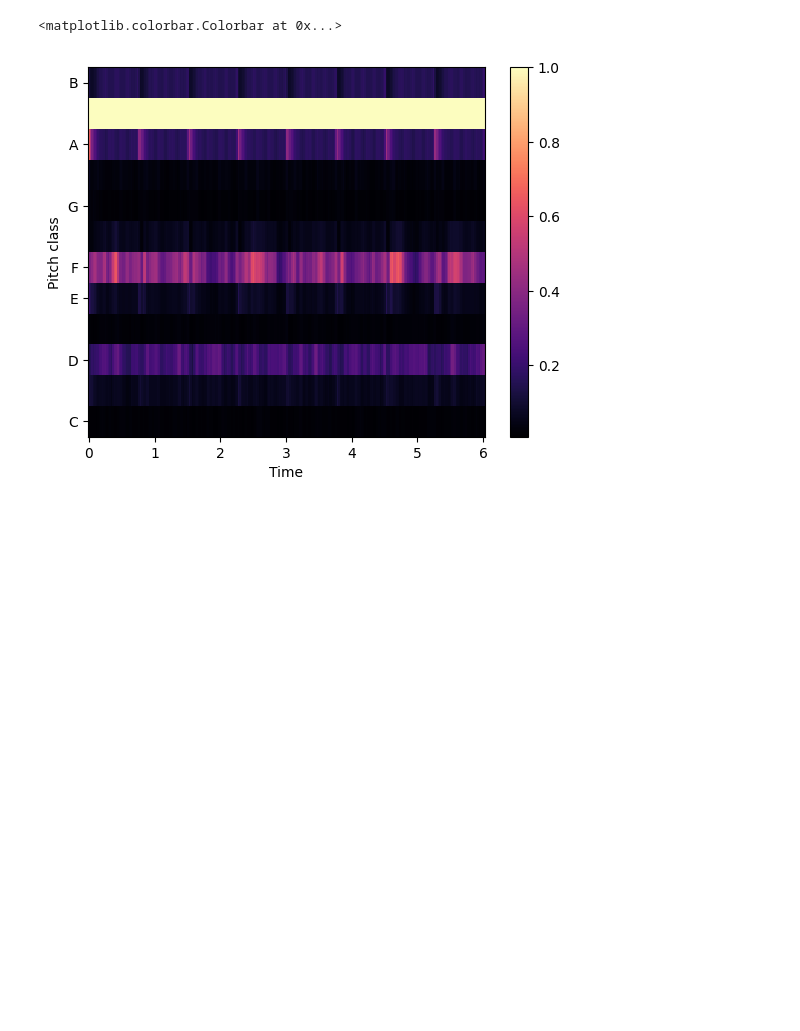
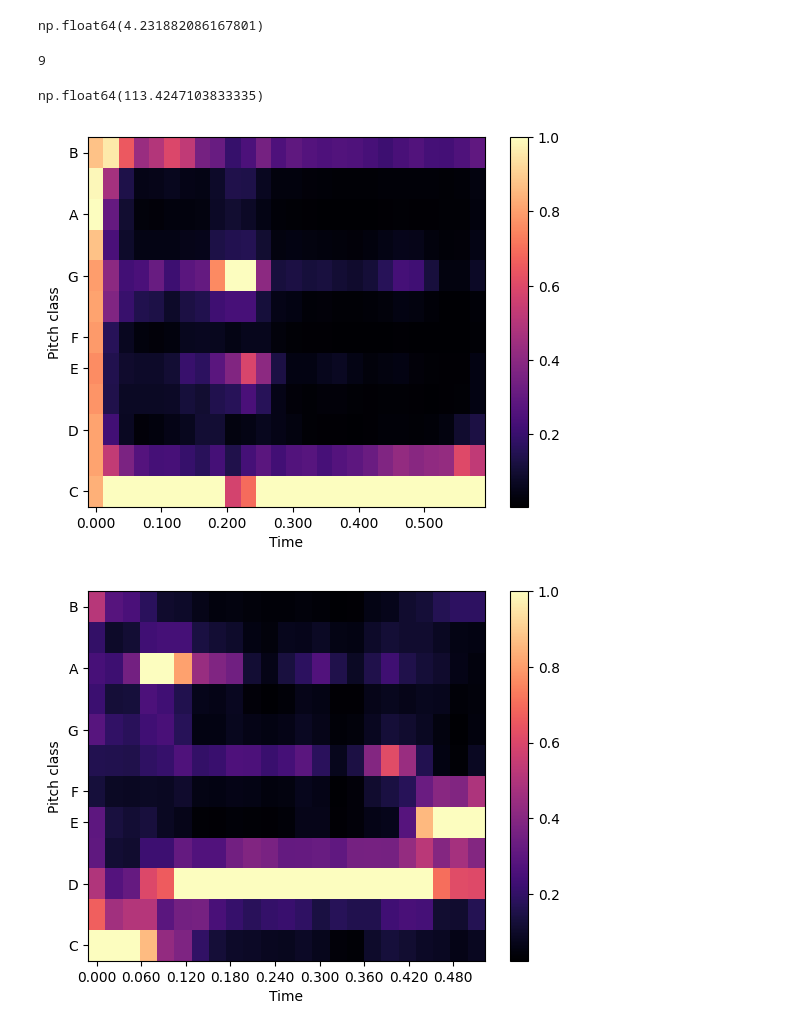
Before and after one commit to pchitiveli/dootdoot, a Jupyter notebook: segmentation.ipynb, the cells around one changed output. Saved outputs shown, nothing was run; the diff lists cells and outputs as text; code cells hidden in the pictures; blank space fills up the shorter version.

Commit message:
more testing of breaking down the audio into individual beats

```diff
--- a/segmentation.ipynb
+++ b/segmentation.ipynb
@@ -41,23 +34,27 @@ array([80.74951172])
 # %%
+import IPython
 import matplotlib.pyplot as plt
-from scipy.interpolate import UnivariateSpline
 
-y_diff = []
 search_intervals = []
-
-y_slices = []
+bounds = []
 
 beats = 9
 
 # convolution
-window_size = 5
+window_size = 50
 window = np.ones(window_size) / window_size
-y_smooth = np.convolve(abs(y), window, mode='valid')
+y_smooth = np.convolve(abs(y), window, mode='full')
 
 for i in range(beats):
     samples_per_beat = (60 / tempo) * sr
+
     baseline = (60 / tempo) * i
-    search_interval = (baseline * sr) + [-samples_per_beat * 0.09, samples_per_beat * 0.09]
+    if (i > 0):
+        display(bounds[i - 1])
+        baseline = (60 / tempo) + (bounds[i - 1] / sr)
+
+    search_interval = (baseline * sr) + [-samples_per_beat * 0.15, samples_per_beat * 0.15]
+    search_intervals.append(search_interval)
 
     lower_bound = int(search_interval[0][0])
     upper_bound = int(search_interval[1][0])
@@ -75,13 +72,16 @@ for i in range(beats):
         plt.figure()
         librosa.display.waveshow(y_slice, sr=sr)
         librosa.display.waveshow(abs(y_slice1), sr=sr, color='r')
-        librosa.display.waveshow(rms, sr=sr, color='y', max_points=100)
         plt.xlabel('Time (s)')
         plt.ylabel('Amplitude')
-        plt.vlines(index / sr, -1, 1, color='r')
+        plt.vlines(index / sr, min(y_slice), max(y_slice), color='r')
         plt.show()
 
-    search_intervals.append(search_interval)
-    # display(search_interval / sr)
+        bounds.append(lower_bound + index)
+
+        display(IPython.display.Audio(y_slice, rate=sr))
+    else:
+        display("No beats found")
+        bounds.append(0)
 # %% [output]
 array([], dtype=float32)
@@ -114,7 +117,33 @@ plt.vlines([(search_intervals[i][j][0] / sr) for i in range(beats) for j in rang
+# %%
+first_time = 0
+time_sum = 0
+for bound in bounds:
+    if bound != 0:
+        time_sum += (bound - first_time) / sr
+        first_time = bound
+
+display(time_sum)
+display(len(bounds))
+new_bps = (len(bounds) - 1) / time_sum
+new_bpm = new_bps * 60
+display(new_bpm)
+# %% [output]
+np.float64(4.231882086167801)
+9
+np.float64(113.4247103833335)
 # %%
-chroma = librosa.feature.chroma_stft(y=y, sr=sr)
-librosa.display.specshow(chroma, y_axis='chroma', x_axis='time')
-plt.colorbar()
+for i in range(len(bounds) - 1):
+    lower_bound = bounds[i]
+    upper_bound = bounds[i + 1]
+
+    plt.figure()
+    chroma = librosa.feature.chroma_stft(y=y[lower_bound:upper_bound], sr=sr)
+    librosa.display.specshow(chroma, y_axis='chroma', x_axis='time')
+    plt.colorbar()
+
+# chroma = librosa.feature.chroma_stft(y=y, sr=sr)
+# librosa.display.specshow(chroma, y_axis='chroma', x_axis='time')
+# plt.colorbar()
 # %% [output]
-<matplotlib.colorbar.Colorbar at 0x...>
-[figure, old version]
+[figure, new version]
+[figure, added]
```
Also changed, not shown: parts of 9 cells of this notebook, 2 other files.
